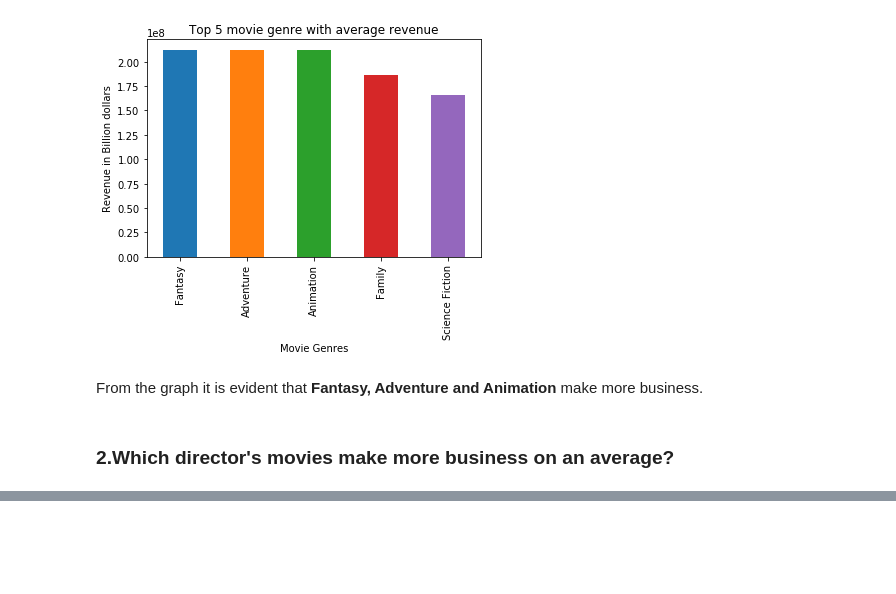
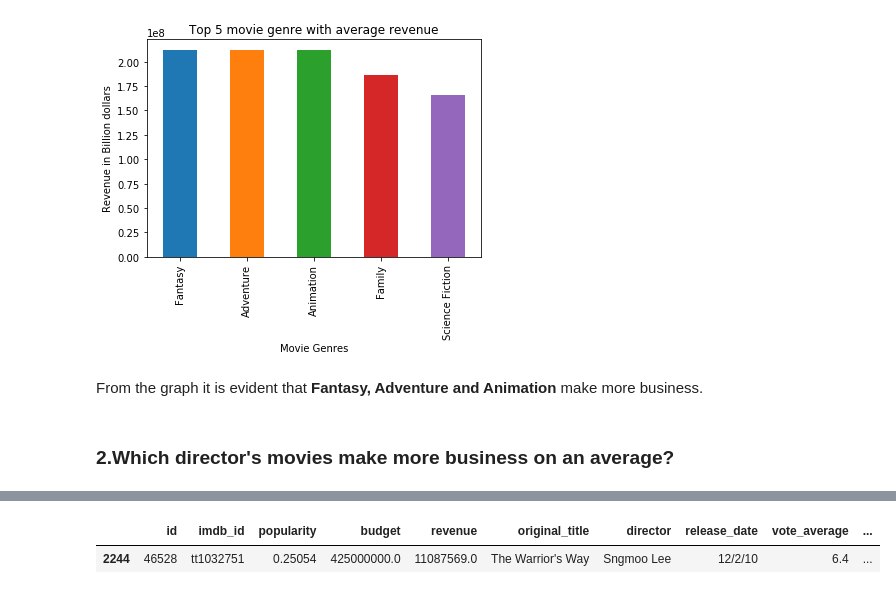
Before and after one commit to akshaybogar/TMDBMovies, a Jupyter notebook: TMDB_analysis.ipynb, the cells around one changed output, grey strips where cells are left out. Cells and saved outputs as stored; diff of their text form; code cells hidden in the pictures; blank space fills up the shorter version.

```diff
--- a/TMDB_analysis.ipynb
+++ b/TMDB_analysis.ipynb
@@ -201,0 +228,6 @@ From the graph it is evident that **Fantasy, Adventure and Animation** make more
+# %%
+#Movie with highest budget
+df.sort_values(by='budget',ascending=False)[:1]
+# %% [output]
+|  | id | imdb_id | popularity | budget | revenue | original_title | director | release_date | vote_average | ... |
+| 2244 | 46528 | tt1032751 | 0.25054 | 425000000.0 | 11087569.0 | The Warrior's Way | Sngmoo Lee | 12/2/10 | 6.4 | ... |
```
Also changed, not shown: parts of 9 cells of this notebook.
